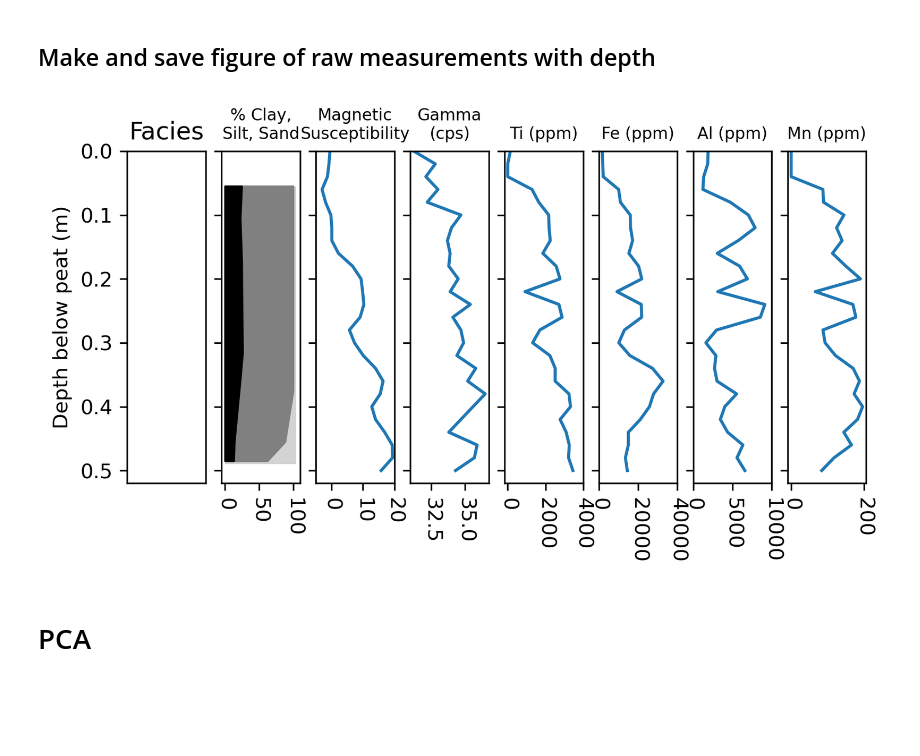
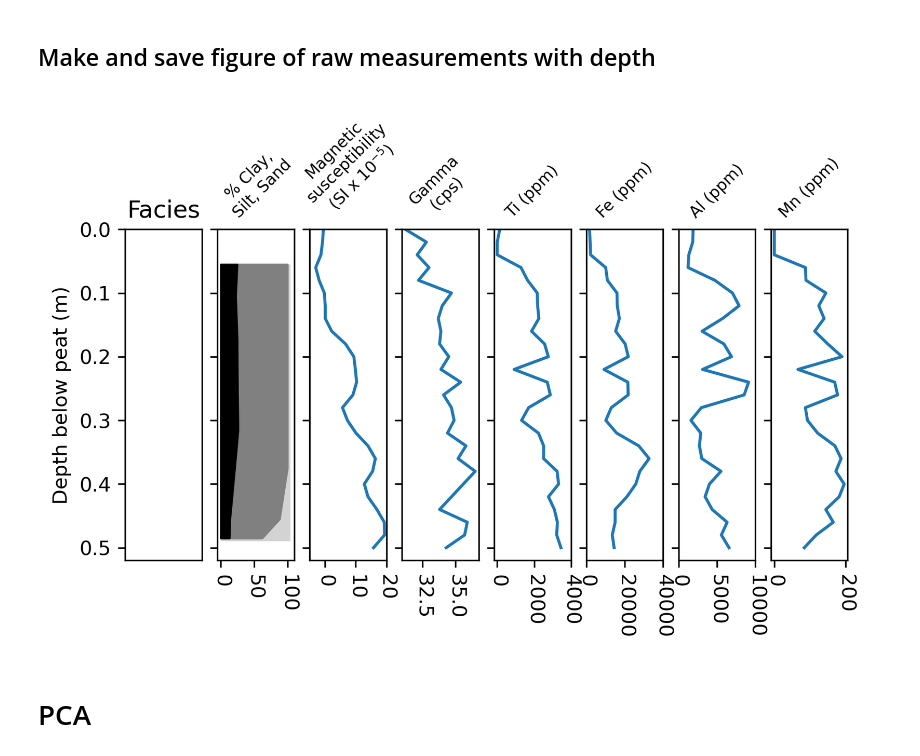
Before and after one commit to jmdelvecchio/BearMeadowsBog, a Jupyter notebook: bear_meadows.ipynb, the cells around one changed output. Cells and saved outputs as stored; diff of their text form; code cells hidden in the pictures; blank space fills up the shorter version.

```diff
--- a/bear_meadows.ipynb
+++ b/bear_meadows.ipynb
@@ -155,45 +162,45 @@ ax[1].add_patch(sand)
 ax[1].fill_betweenx((dfg_plot['depth adjusted']/100),dfg_plot['%_clay'], color='black', zorder=3)
 ax[1].fill_betweenx((dfg_plot['depth adjusted']/100),(dfg_plot['%_cs']), color='gray', zorder=2)
 ax[1].set_xticks(range(0,150,50))
-ax[1].set_title('% Clay,\nSilt, Sand',fontsize=8)
+ax[1].set_title('% Clay,\nSilt, Sand',fontsize=8, rotation=45)
 ax[1].set_ylim(0.50, 0.0)
 
 ax[2].plot(df['mag_sus'],df['depth_adj'])
-ax[2].set_title('Magnetic\nSusceptibility',fontsize=8)
+ax[2].set_title('Magnetic\nsusceptibility\n(SI x $10^{-5}$)',fontsize=8, rotation=45)
 ax[2].set_ylim(0.52, 0.0)
 ax[2].set_xlim(-5,20)
 ax[2].set_xticks(range(0,25,10))
 
 ax[3].plot(df['nat_gam'],df['depth_adj'])
-ax[3].set_title('Gamma\n(cps)',fontsize=8)
+ax[3].set_title('Gamma\n(cps)',fontsize=8, rotation=45)
 
 
 
 
 
 
 ax[4].plot(df['Ti'],df['depth_adj'])
-ax[4].set_title('Ti (ppm)',fontsize=8)
+ax[4].set_title('Ti (ppm)',fontsize=8, rotation=45)
 ax[4].set_xticks(range(0,6000,2000))
 
 ax[5].plot(df['Fe'],df['depth_adj'])
-ax[5].set_title('Fe (ppm)',fontsize=8)
+ax[5].set_title('Fe (ppm)',fontsize=8, rotation=45)
 ax[5].set_xticks(range(0,60000,20000))
 
 ax[6].plot(df['Al'],df['depth_adj'])
-ax[6].set_title('Al (ppm)',fontsize=8)
+ax[6].set_title('Al (ppm)',fontsize=8, rotation=45)
 ax[6].set_xticks(range(0,15000,5000))
 
 ax[7].plot(df['Mn'],df['depth_adj'])
-ax[7].set_title('Mn (ppm)',fontsize=8)
+ax[7].set_title('Mn (ppm)',fontsize=8, rotation=45)
 
 for x in ax:
     x.tick_params(axis='x',rotation=-90)
 
 #plt.suptitle('Bear Meadows S-02', y=1.1, fontsize=16)
-#fig.savefig('S-02_XRF_gs_plots.png',bbox_inches='tight')
+fig.savefig('./output_figures/S-02_XRF_gs_plots.png',bbox_inches='tight')
 # %% [output]
-[figure, old version]
+[figure, new version]
 # %% [markdown]
 # PCA
 # %% [markdown]
```
Also changed, not shown: parts of 19 cells of this notebook.
